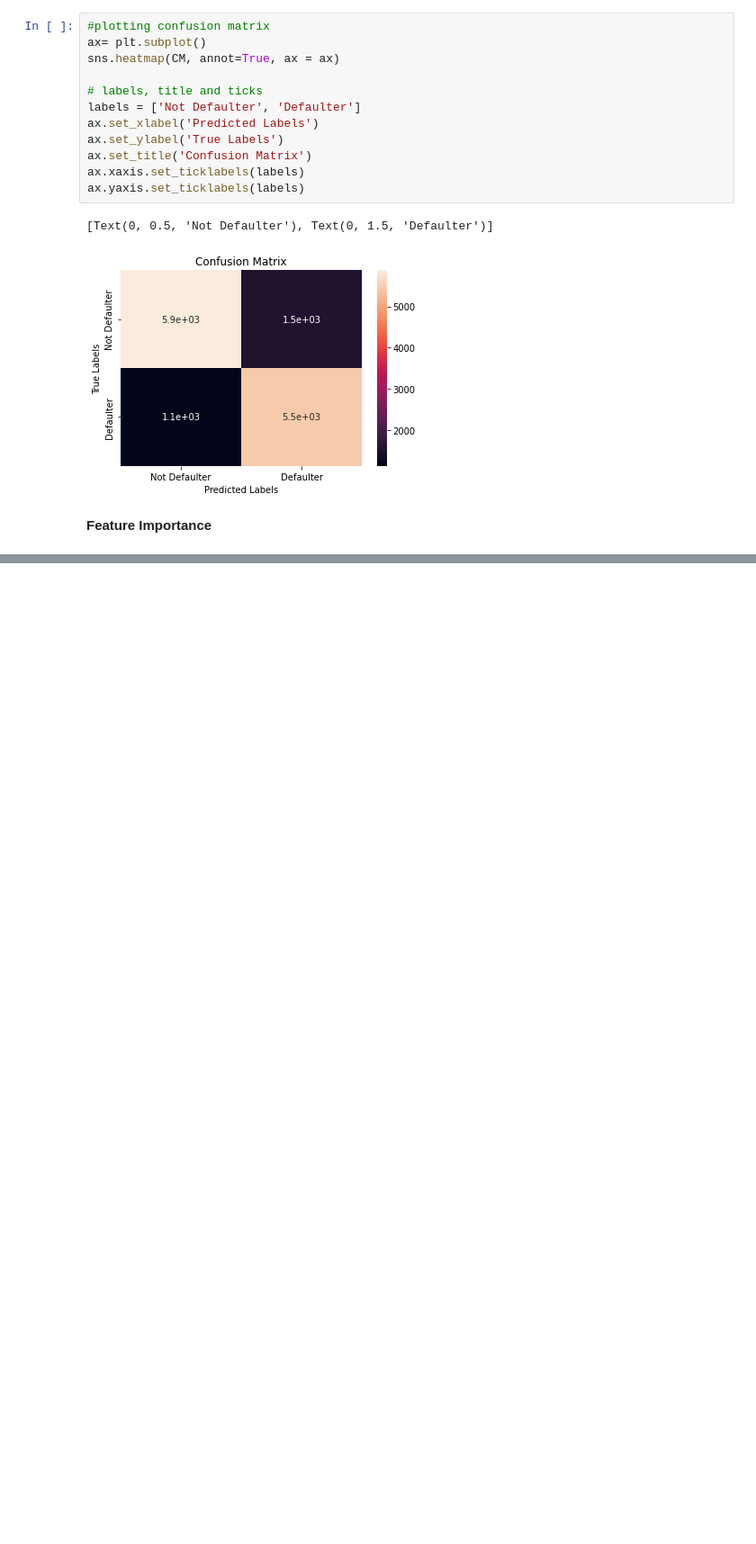
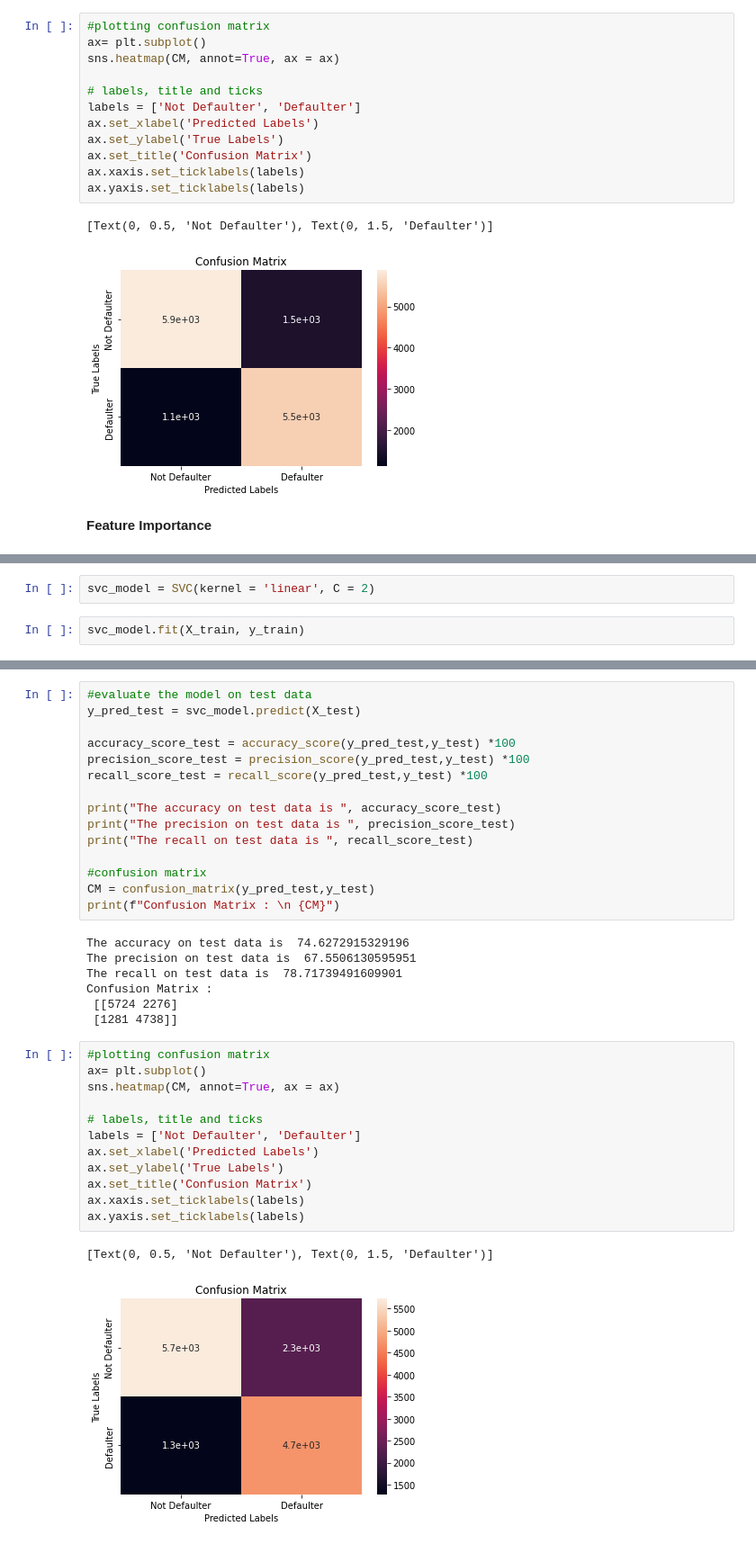
Before and after one commit to sskamalapurkar/Supervised-ML---Classification, a Jupyter notebook: Credit_card_default_prediction_Sayali_Kamalapurkar.ipynb, the cells around one changed output, grey strips where cells are left out. Shown at 90% size. Saved outputs shown, nothing was run; the diff lists cells and outputs as text; blank space fills up the shorter version.

```diff
--- a/Credit_card_default_prediction_Sayali_Kamalapurkar.ipynb
+++ b/Credit_card_default_prediction_Sayali_Kamalapurkar.ipynb
@@ -1402,0 +1413,4 @@ WARNING:matplotlib.legend:No handles with labels found to put in legend.
+# %%
+svc_model = SVC(kernel = 'linear', C = 2)
+# %%
+svc_model.fit(X_train, y_train)
@@ -1402,0 +1441,37 @@ WARNING:matplotlib.legend:No handles with labels found to put in legend.
+# %%
+#evaluate the model on test data
+y_pred_test = svc_model.predict(X_test)
+
+accuracy_score_test = accuracy_score(y_pred_test,y_test) *100
+precision_score_test = precision_score(y_pred_test,y_test) *100
+recall_score_test = recall_score(y_pred_test,y_test) *100
+
+print("The accuracy on test data is ", accuracy_score_test)
+print("The precision on test data is ", precision_score_test)
+print("The recall on test data is ", recall_score_test)
+
+#confusion matrix
+CM = confusion_matrix(y_pred_test,y_test)
+print(f"Confusion Matrix : \n {CM}")
+# %% [output]
+The accuracy on test data is  74.6272915329196
+The precision on test data is  67.5506130595951
+The recall on test data is  78.71739491609901
+Confusion Matrix :
+ [[5724 2276]
+ [1281 4738]]
+# %%
+#plotting confusion matrix
+ax= plt.subplot()
+sns.heatmap(CM, annot=True, ax = ax)
+
+# labels, title and ticks
+labels = ['Not Defaulter', 'Defaulter']
+ax.set_xlabel('Predicted Labels')
+ax.set_ylabel('True Labels')
+ax.set_title('Confusion Matrix')
+ax.xaxis.set_ticklabels(labels)
+ax.yaxis.set_ticklabels(labels)
+# %% [output]
+[Text(0, 0.5, 'Not Defaulter'), Text(0, 1.5, 'Defaulter')]
+[figure, added]
```
Also changed, not shown: parts of 29 cells of this notebook.
